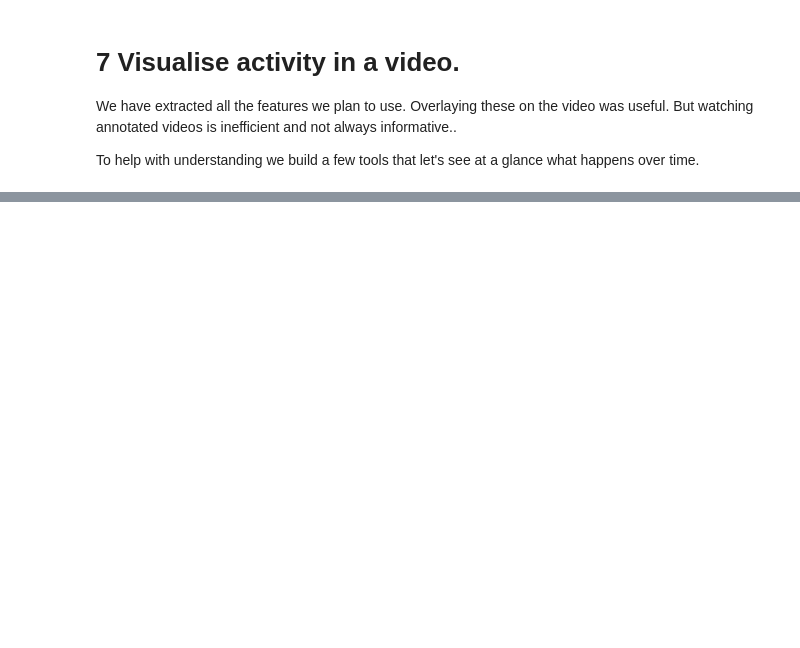
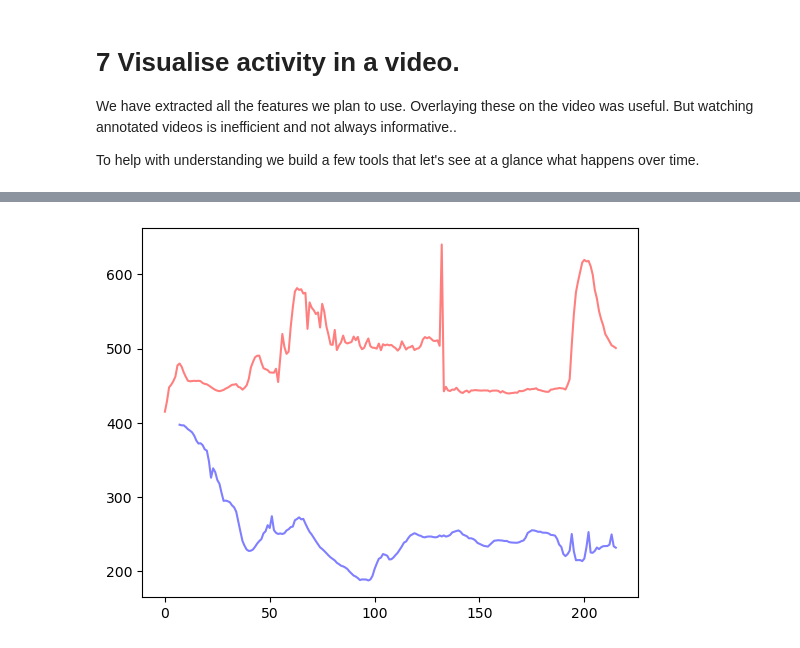
Before and after one commit to InfantLab/VideoAnnotator, a Jupyter notebook: code/07_ca_visualise_data.ipynb, the cells around one changed output, grey strips where cells are left out. Saved outputs shown, nothing was run; the diff lists cells and outputs as text; code cells hidden in the pictures; blank space fills up the shorter version.

```diff
--- a/code/07_ca_visualise_data.ipynb
+++ b/code/07_ca_visualise_data.ipynb
@@ -51,0 +62,7 @@ def fib(n):
+# %%
+#out of curiousity, let's plot the location of the adult and child's nose
+
+childnoseplot = plt.plot(child["frame"], child["nose.x"], c="red", alpha=0.5)
+adultnoseplot = plt.plot(adult["frame"], adult["nose.x"], c="blue", alpha=0.5)
+# %% [output]
+[figure, added]
```
Also changed, not shown: parts of 10 cells of this notebook, 7 other files.
